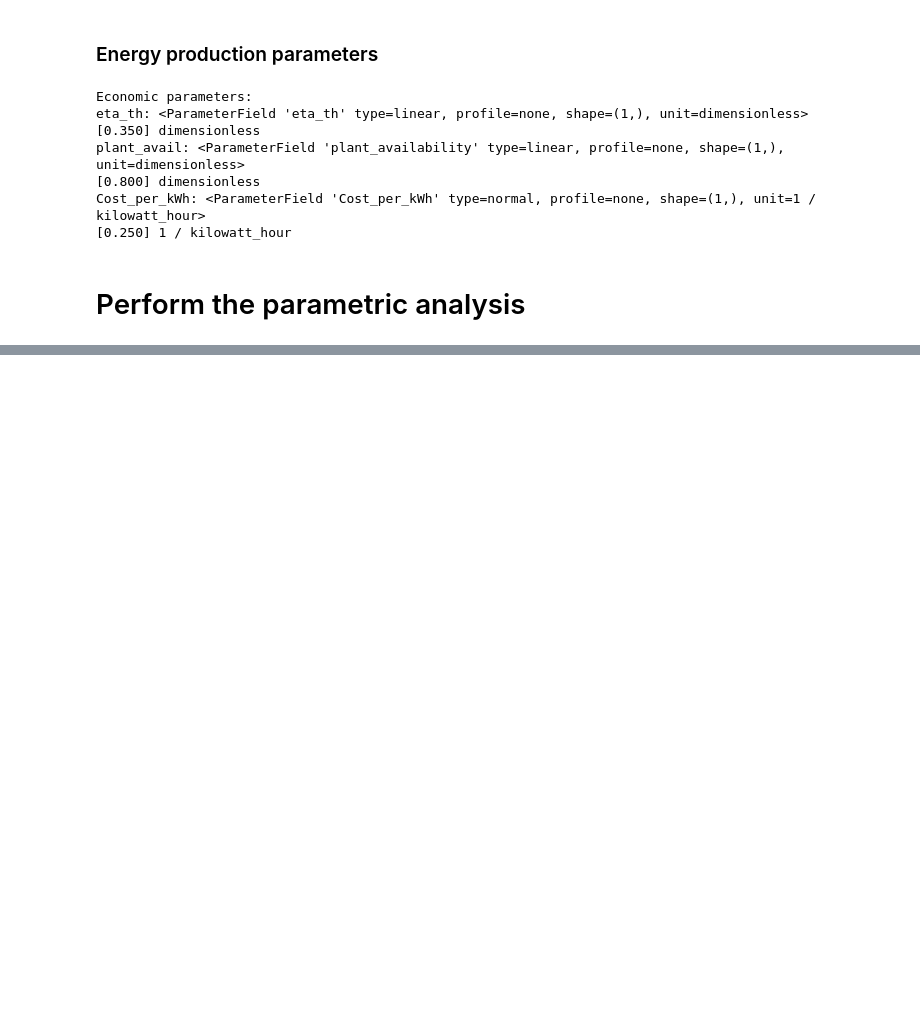
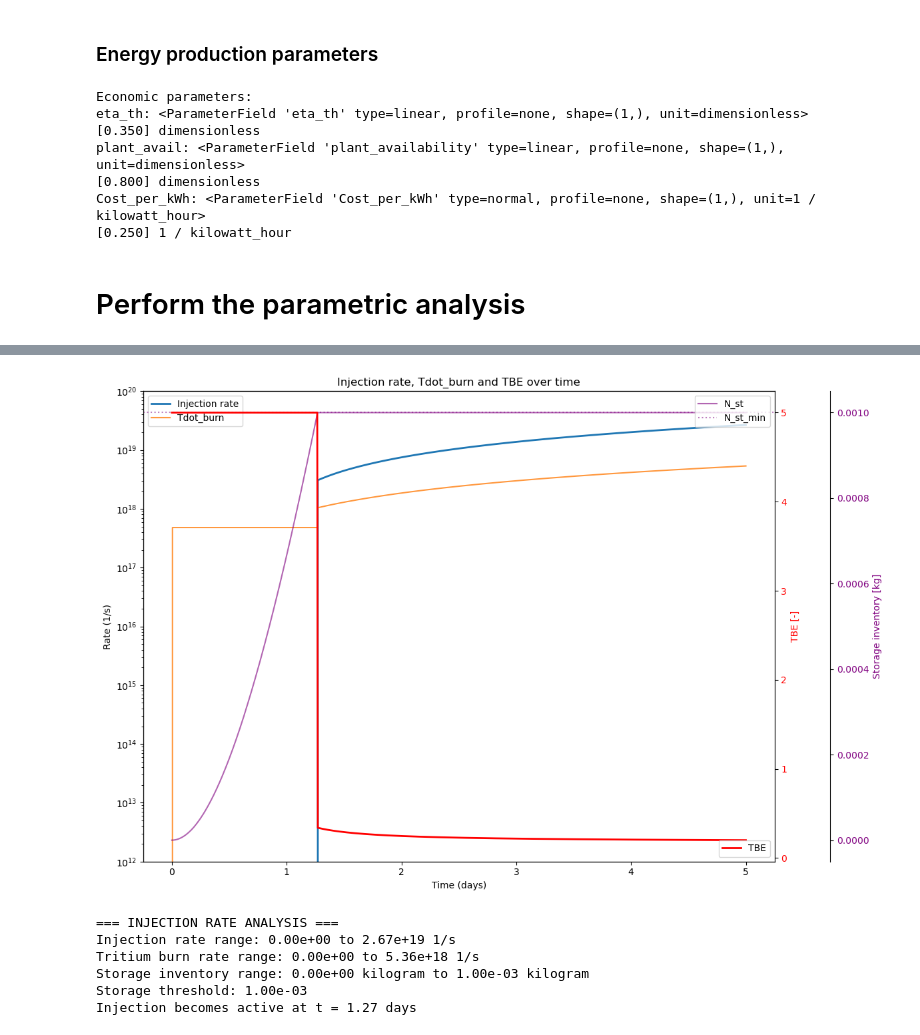
Before and after one commit to AlessMor/DDstartup, a Jupyter notebook: parametric_analysis_solveivp.ipynb, the cells around one changed output, grey strips where cells are left out. Drawn from its saved outputs; the diff is of its cells as text; code cells hidden in the pictures; blank space fills up the shorter version.

```diff
--- a/parametric_analysis_solveivp.ipynb
+++ b/parametric_analysis_solveivp.ipynb
@@ -483,0 +492,76 @@ plt.show()
+# %%
+# calculate injected T over time using the ACTUAL injection rate from the ODE
+n_T = sol.y[3] * u.m**(-3)
+n_D = n_tot*np.ones_like(n_T) - n_T
+N_ofc = sol.y[0]
+N_ifc = sol.y[1]
+N_st = sol.y[2]
+
+# Correct list comprehension syntax
+injection_rate = [injection_rate_fun(time*u.s, particles_ifc, particles_st, density_T).to('1/s').magnitude
+                  for time, particles_ifc, particles_st, density_T in zip(sol.t, N_ifc, N_st, n_T)] * u.s**(-1)
+
+Tdot_burn = (n_D*n_T*sigmav_DT*V_plasma).to('1/s')
+
+# Handle division by zero for TBE calculation
+injection_rate_magnitude = injection_rate.magnitude
+TBE = np.where(injection_rate_magnitude > 1e-20,
+               Tdot_burn.magnitude / injection_rate_magnitude,
+               np.inf)
+
+# plot injection rate, Tdot_burn and Tdot_burn/injection_rate = TBE (on different axis) over time
+fig, ax = plt.subplots(figsize=(12, 8))
+ax.plot(sol.t/(3600*24), injection_rate.magnitude, label="Injection rate", linewidth=2)
+ax.plot(sol.t/(3600*24), Tdot_burn.magnitude, label="Tdot_burn", alpha=0.8)
+
+# Add storage inventory on third y-axis
+N_st_min = 0.001 # kg
+ax3 = ax.twinx()
+ax3.spines['right'].set_position(('outward', 60))
+ax3.plot(sol.t/(3600*24), N_st* tritium_mass.to('kg').magnitude, label="N_st", color='purple', alpha=0.6)
+ax3.axhline(y=N_st_min, color='purple', linestyle=':', alpha=0.5, label=f"N_st_min")
+ax3.set_ylabel("Storage inventory [kg]", color='purple')
+ax3.tick_params(axis='y', labelcolor='purple')
+
+# TBE on second y-axis
+ax2 = ax.twinx()
+ax2.plot(sol.t/(3600*24), np.clip(TBE, 0, 5), label="TBE", color='red', linewidth=2)
+ax2.set_ylabel("TBE [-]", color='red')
+#ax2.set_ylim(0, 2)
+ax2.tick_params(axis='y', labelcolor='red')
+
+# Format main axis
+ax.set_xlabel("Time (days)")
+ax.set_ylabel("Rate (1/s)")
+ax.set_yscale("log")
+ax.set_ylim(1e12, 1e20)
+ax.set_title("Injection rate, Tdot_burn and TBE over time")
+ax.legend(loc="upper left")
+ax2.legend(loc="lower right")
+ax3.legend(loc="upper right")
+
+plt.tight_layout()
+plt.show()
+
+# Print summary statistics
+print("=== INJECTION RATE ANALYSIS ===")
+print(f"Injection rate range: {np.min(injection_rate.magnitude):.2e} to {np.max(injection_rate.magnitude):.2e} 1/s")
+print(f"Tritium burn rate range: {np.min(Tdot_burn.magnitude):.2e} to {np.max(Tdot_burn.magnitude):.2e} 1/s")
+print(f"Storage inventory range: {np.min(N_st*tritium_mass.to('kg')):.2e} to {np.max(N_st*tritium_mass.to('kg')):.2e}")
+print(f"Storage threshold: {N_st_min:.2e}")
+
+# Check when injection becomes active
+active_injection_idx = np.where(injection_rate.magnitude > 1e-15)[0]
+if active_injection_idx.size > 0:
+    first_active = active_injection_idx[0]
+    print(f"Injection becomes active at t = {sol.t[first_active]/(24*3600):.2f} days")
+else:
+    print("No significant injection occurs during simulation")
+# %% [output]
+[figure, added]
+=== INJECTION RATE ANALYSIS ===
+Injection rate range: 0.00e+00 to 2.67e+19 1/s
+Tritium burn rate range: 0.00e+00 to 5.36e+18 1/s
+Storage inventory range: 0.00e+00 kilogram to 1.00e-03 kilogram
+Storage threshold: 1.00e-03
+Injection becomes active at t = 1.27 days
```
Also changed, not shown: parts of 5 cells of this notebook, 4 other files.
